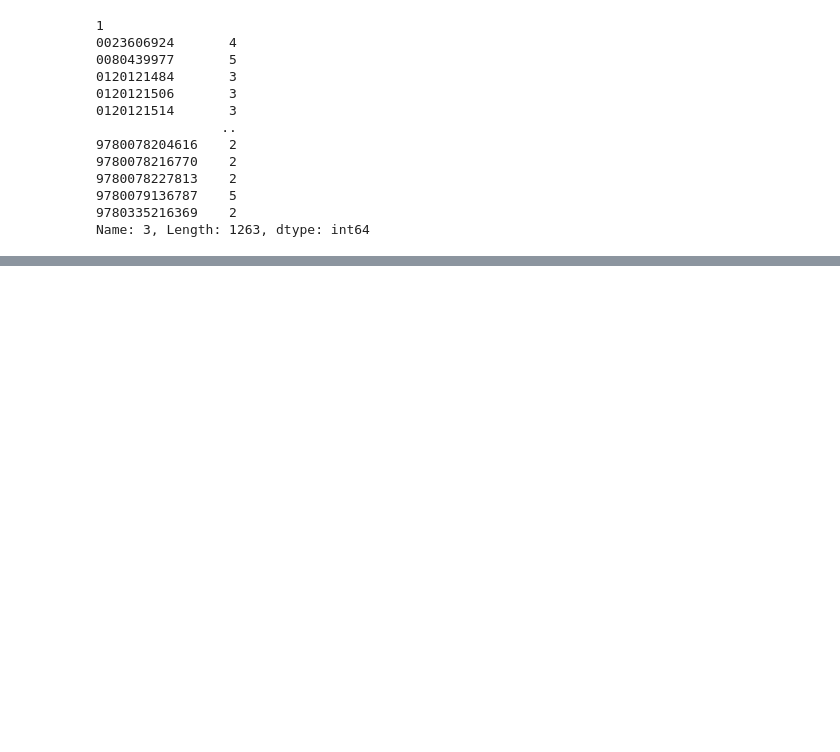
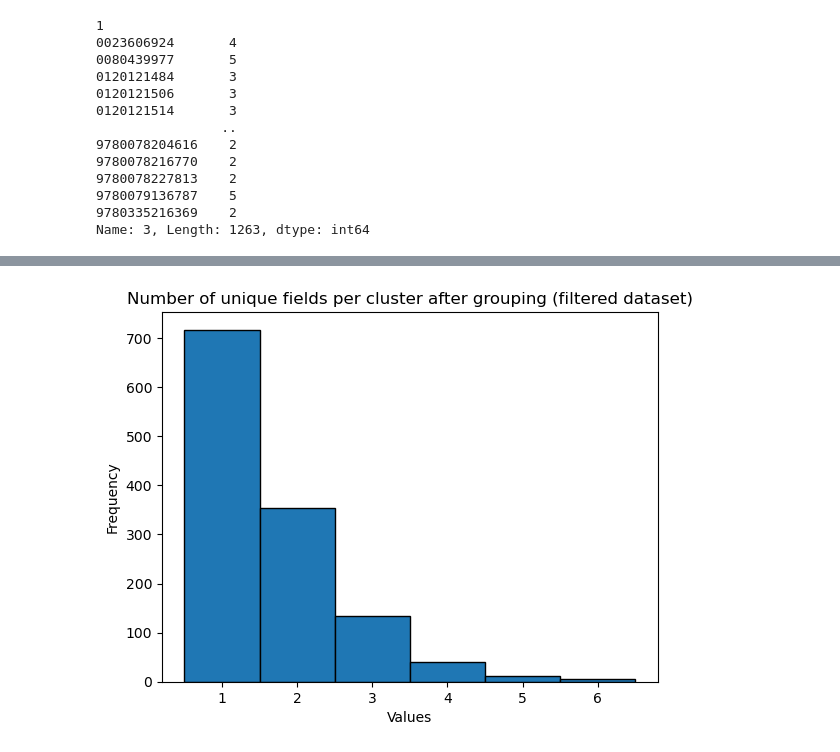
Before and after one commit to Sameer-H-Khan/EntityResolutionAndConsolidation, a Jupyter notebook: entity-resolution-clust.ipynb, the cells around one changed output, grey strips where cells are left out. Saved outputs shown, nothing was run; the diff lists cells and outputs as text; code cells hidden in the pictures; blank space fills up the shorter version.

Commit message:
Added test for dataset with easier entities

```diff
--- a/entity-resolution-clust.ipynb
+++ b/entity-resolution-clust.ipynb
@@ -190,0 +190,89 @@ plt.show()
+# %%
+### Exploration: How well does this work in cases where there are
+### no fields where the author is just one name, or several authors
+### are abbreviated to et al?
+import re
+
+def remove_substrings(cell):
+    if isinstance(cell, str):
+        return re.sub(r'\b(author|by|edited|editor)\b', '', cell, flags=re.IGNORECASE)
+    else:
+        return cell
+
+#### Drop the relevant rows and recreate embeddings + cosine similarity matrix
+df = df.reset_index(drop=True)
+df_filtered = df[~((df.iloc[:, 3].str.split().str.len() == 1) | (df.iloc[:, 3].str.contains('et al|et. al')))]
+df_filtered.iloc[:,3] = df_filtered.iloc[:,3].apply(remove_substrings)
+authors = df_filtered.iloc[:, 3]
+
+print(f'Authors filtered length: {len(authors)}')
+
+# author_embeddings_filtered = [model.encode(author) for author in authors]
+author_embeddings_filtered = np.load('author_embeddings_filtered.npy')
+np.save('author_embeddings_filtered.npy', author_embeddings_filtered)
+
+cosine_similarities_filtered = cosine_similarity(author_embeddings_filtered)
+
+#### Cluster the similar authors
+row_indices_f, col_indices_f = np.where(cosine_similarities_filtered > 0.8)
+groups_f = {}
+# Iterate over unique row indices
+for i in np.unique(row_indices_f):
+    # Find the column indices where cosine_similarities > 0.8 for this row
+    relevant_cols_f = col_indices_f[row_indices_f == i]
+
+    # Store relevant column indices in groups
+    groups_f[i] = relevant_cols_f.tolist()
+
+graph_f = groups_f.copy()
+clusters_f = []
+visited_f = set()
+
+def dfs_f(v, curr_cluster):
+    visited_f.add(v)
+    curr_cluster.append(v)
+    for w in graph_f[v]:
+        if w not in visited_f:
+            dfs_f(w, curr_cluster)
+
+for node_f in graph_f:
+    if node_f not in visited_f:
+        cluster_f = []
+        dfs_f(node_f, cluster_f)
+        clusters_f.append(cluster_f)
+
+
+#### Testing phase ####
+df_cleaned_f = df_filtered.copy(deep=True)
+
+longest_authors_f = []
+
+for cluster_f in clusters_f:
+    cluster_strings_f = authors.iloc[cluster_f]
+    longest_author_f = max(cluster_strings_f, key=len)
+    longest_authors_f.append(longest_author_f)
+    # print(f'{cluster_strings}\nLongest author: {longest_author}\n#######################\n')
+    for clust_idx in cluster_f:
+        df_cleaned_f.iloc[clust_idx, 3] = longest_author_f
+
+# Output DataFrame to a TSV file
+output_file_f = 'cleaned-book-filtered.tsv'
+df_cleaned_f.to_csv(output_file_f, sep='\t', index=False)
+
+#### For each ISBN, count the number of unique authors ####
+result_f = df_cleaned_f.groupby(1)[3].nunique()
+print(result_f)
+result_f.to_csv('result-filtered.tsv', sep='\t', index=True)
+
+print(result_f.max())
+n_bins = result_f.max()
+n, bins, patches = plt.hist(result_f, bins=n_bins, edgecolor='black')  # Adjust the number of bins as needed
+plt.xlabel('Values')
+plt.ylabel('Frequency')
+plt.title('Number of unique fields per cluster after grouping (filtered dataset)')
+# Calculate centers of each bin
+bin_centers = 0.5 * (bins[:-1] + bins[1:])
+# Set x-axis ticks to the calculated bin centers
+plt.xticks(bin_centers, range(1, n_bins+1))
+plt.show()
+# %% [output]
@@ -190,0 +294 @@ plt.show()
+[figure, added]
```
Also changed, not shown: parts of 9 cells of this notebook, 3 other files.
